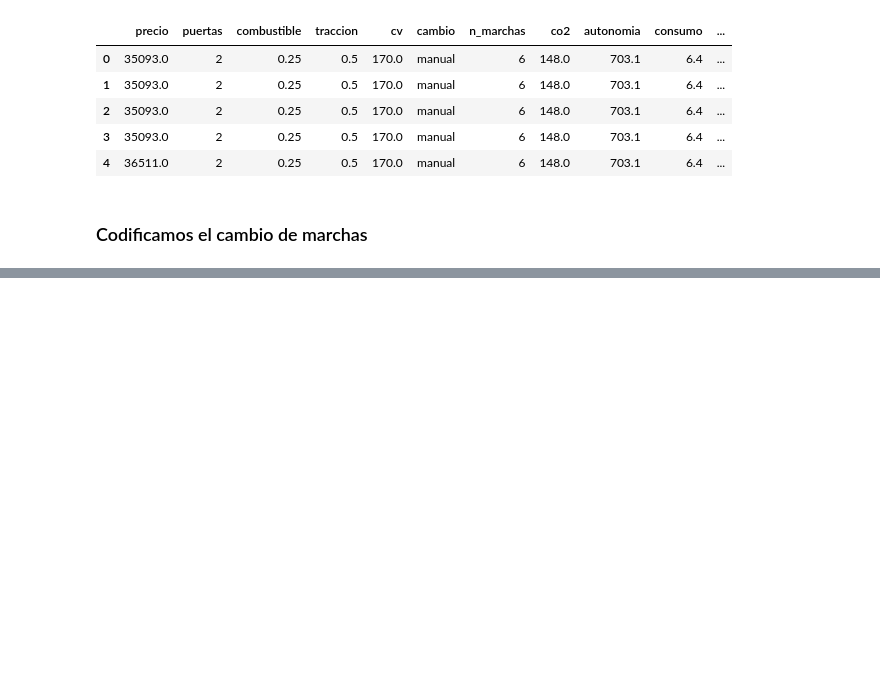
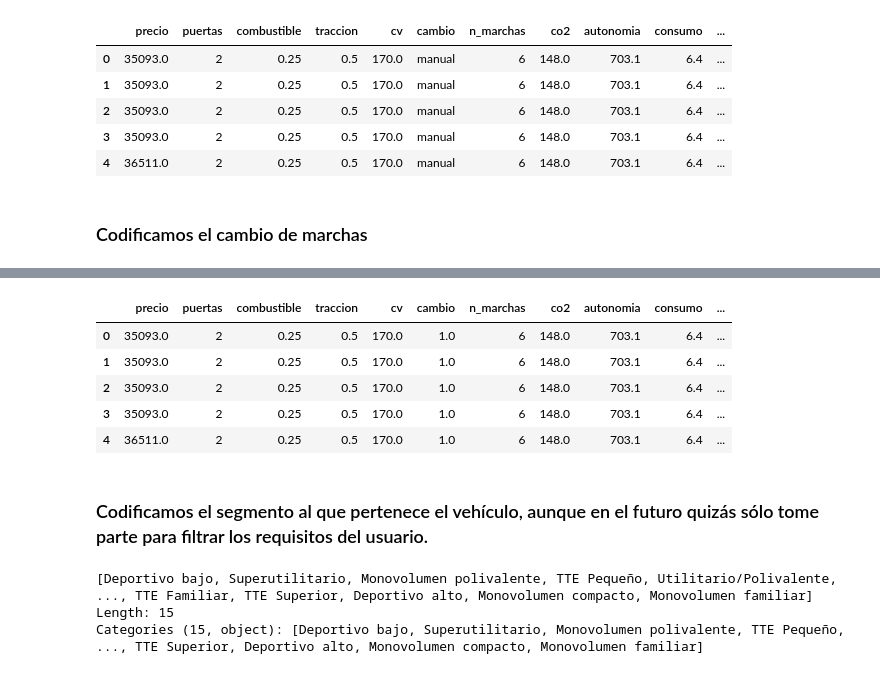
Before and after one commit to prealfer/TFM_Recomendador_de_automoviles, a Jupyter notebook: Construcción Dataframe definitivo.ipynb, the cells around one changed output, grey strips where cells are left out. Saved outputs shown, nothing was run; the diff lists cells and outputs as text; code cells hidden in the pictures; blank space fills up the shorter version.

```diff
--- a/Construcción Dataframe definitivo.ipynb
+++ b/Construcción Dataframe definitivo.ipynb
@@ -1756,0 +1761,8 @@ prueba.head()
+# %%
+def cod_cambio(row):
+    if(row['cambio']=='manual'):
+        return 1
+    elif(row['cambio']=='Manual automatizada'):
+        return 0.5
+    else:
+        return 0
@@ -1756,0 +1780,19 @@ prueba.head()
+# %%
+prueba['cambio'] = prueba['cod_camb']
+prueba.drop('cod_camb',axis=1,inplace=True)
+prueba.head()
+# %% [output]
+|  | precio | puertas | combustible | traccion | cv | cambio | n_marchas | co2 | autonomia | consumo | ... |
+| 0 | 35093.0 | 2 | 0.25 | 0.5 | 170.0 | 1.0 | 6 | 148.0 | 703.1 | 6.4 | ... |
+| 1 | 35093.0 | 2 | 0.25 | 0.5 | 170.0 | 1.0 | 6 | 148.0 | 703.1 | 6.4 | ... |
+| 2 | 35093.0 | 2 | 0.25 | 0.5 | 170.0 | 1.0 | 6 | 148.0 | 703.1 | 6.4 | ... |
+| 3 | 35093.0 | 2 | 0.25 | 0.5 | 170.0 | 1.0 | 6 | 148.0 | 703.1 | 6.4 | ... |
+| 4 | 36511.0 | 2 | 0.25 | 0.5 | 170.0 | 1.0 | 6 | 148.0 | 703.1 | 6.4 | ... |
+# %% [markdown]
+### Codificamos el segmento al que pertenece el vehículo, aunque en el futuro quizás sólo tome parte para filtrar los requisitos del usuario.
+# %%
+prueba.Segmento.unique()
+# %% [output]
+[Deportivo bajo, Superutilitario, Monovolumen polivalente, TTE Pequeño, Utilitario/Polivalente, ..., TTE Familiar, TTE Superior, Deportivo alto, Monovolumen compacto, Monovolumen familiar]
+Length: 15
+Categories (15, object): [Deportivo bajo, Superutilitario, Monovolumen polivalente, TTE Pequeño, ..., TTE Superior, Deportivo alto, Monovolumen compacto, Monovolumen familiar]
```
Also changed, not shown: parts of 29 cells of this notebook.
